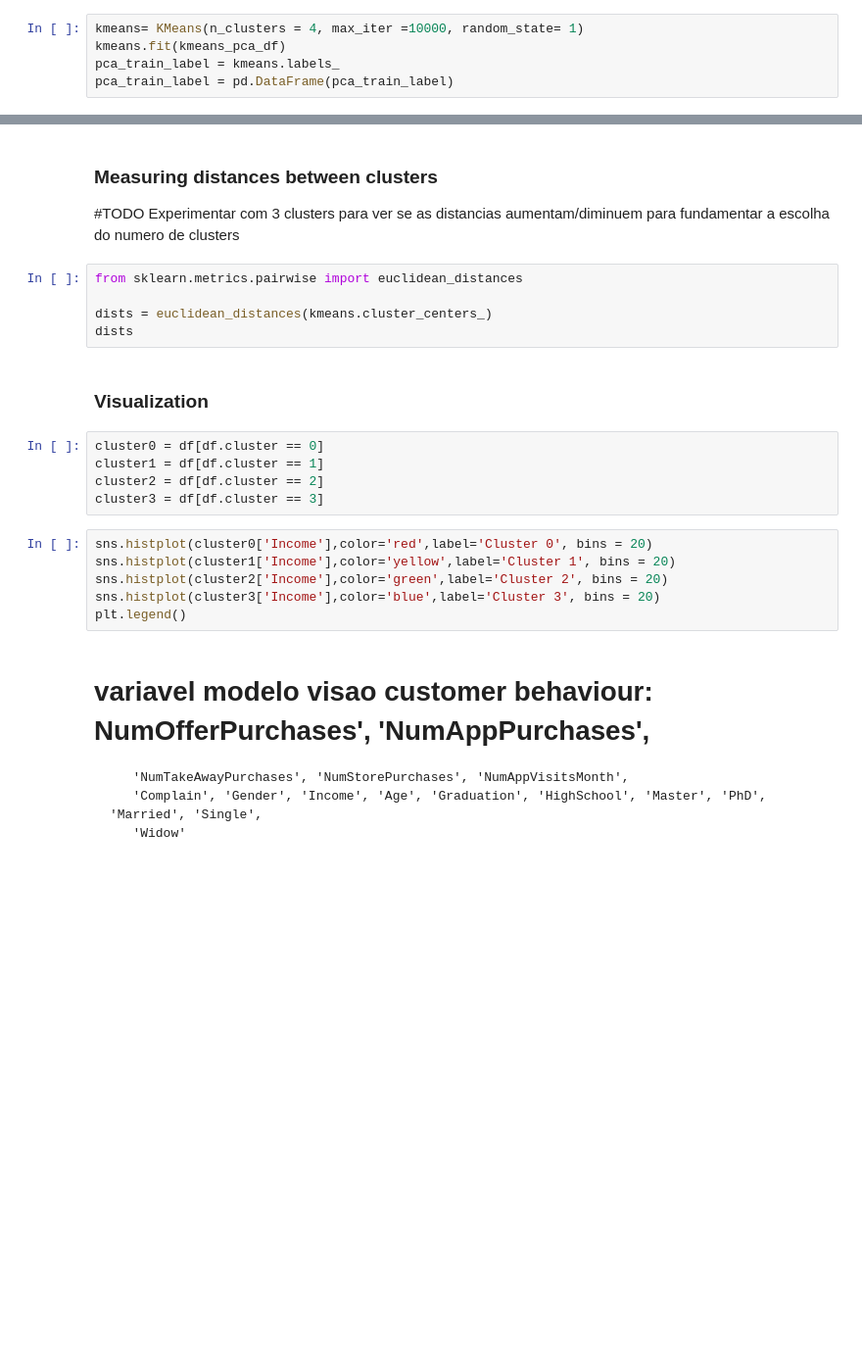
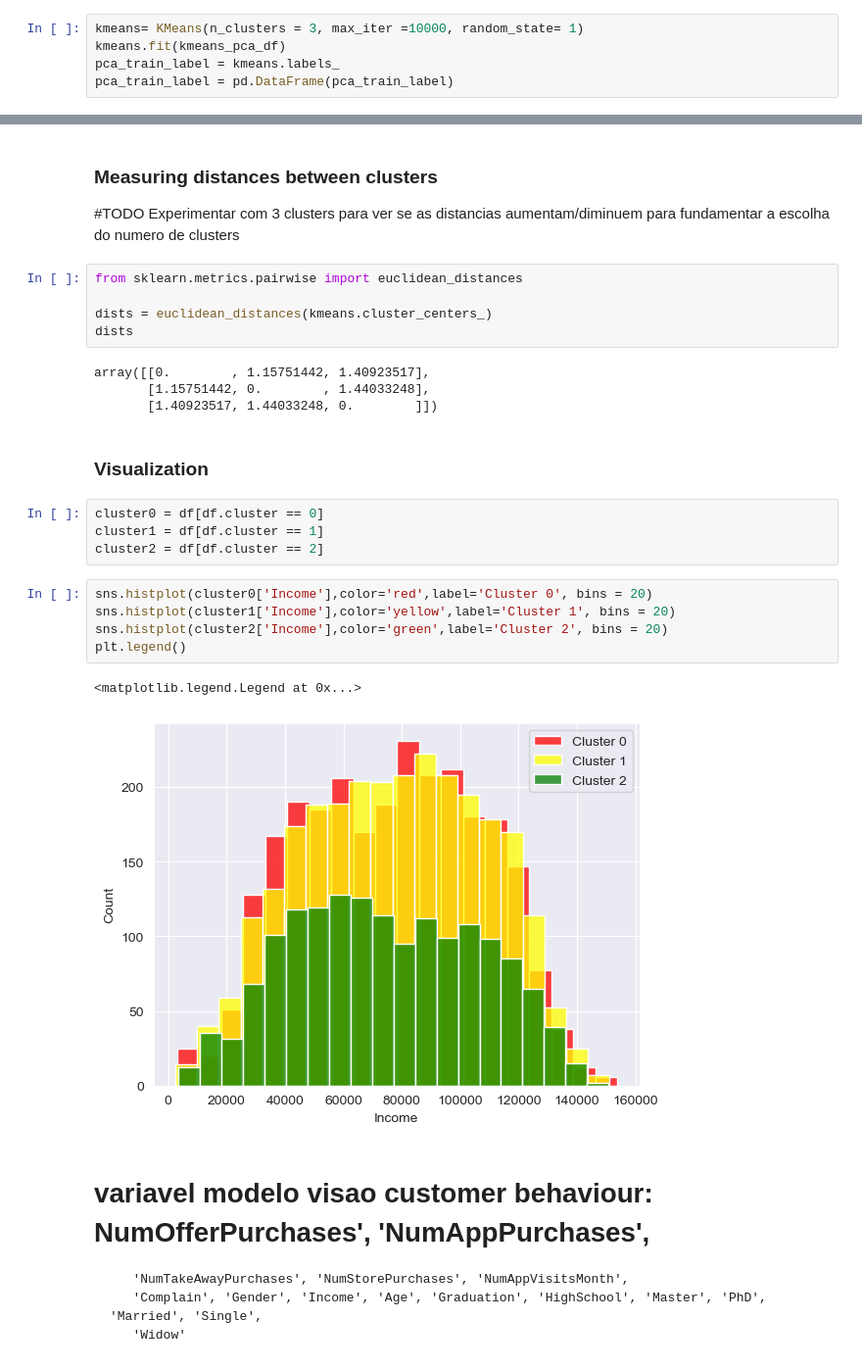
Before and after one commit to MikeOlhao/DSML_projeto, a Jupyter notebook: DSML_202223_Clusters_Group09_Notebook_semgraficos.ipynb, the cells around one changed output, grey strips where cells are left out. Shown at 98% size. Cells and saved outputs as stored; diff of their text form; blank space fills up the shorter version.

Commit message:
clusters =3

```diff
--- a/DSML_202223_Clusters_Group09_Notebook_semgraficos.ipynb
+++ b/DSML_202223_Clusters_Group09_Notebook_semgraficos.ipynb
@@ -541,7 +875,7 @@ def sumsquares_nclusters(model_type,  dimensioned_df: pd.DataFrame, cluster_rang
 Modelos utilizados: kmeans
 Modelos propostos: DBScan, Kmodes
 # %%
-kmeans= KMeans(n_clusters = 4, max_iter =10000, random_state= 1)
+kmeans= KMeans(n_clusters = 3, max_iter =10000, random_state= 1)
 kmeans.fit(kmeans_pca_df)
 pca_train_label = kmeans.labels_
 pca_train_label = pd.DataFrame(pca_train_label)
@@ -559,19 +893,24 @@ from sklearn.metrics.pairwise import euclidean_distances
 
 dists = euclidean_distances(kmeans.cluster_centers_)
 dists
+# %% [output]
+array([[0.        , 1.15751442, 1.40923517],
+       [1.15751442, 0.        , 1.44033248],
+       [1.40923517, 1.44033248, 0.        ]])
 # %% [markdown]
 ### Visualization
 # %%
 cluster0 = df[df.cluster == 0]
 cluster1 = df[df.cluster == 1]
 cluster2 = df[df.cluster == 2]
-cluster3 = df[df.cluster == 3]
 # %%
 sns.histplot(cluster0['Income'],color='red',label='Cluster 0', bins = 20)
 sns.histplot(cluster1['Income'],color='yellow',label='Cluster 1', bins = 20)
 sns.histplot(cluster2['Income'],color='green',label='Cluster 2', bins = 20)
-sns.histplot(cluster3['Income'],color='blue',label='Cluster 3', bins = 20)
 plt.legend()
+# %% [output]
+<matplotlib.legend.Legend at 0x...>
+[figure, added]
 # %% [markdown]
 # variavel modelo visao customer behaviour: NumOfferPurchases', 'NumAppPurchases',
        'NumTakeAwayPurchases', 'NumStorePurchases', 'NumAppVisitsMonth',
```
Also changed, not shown: parts of 30 cells of this notebook.
